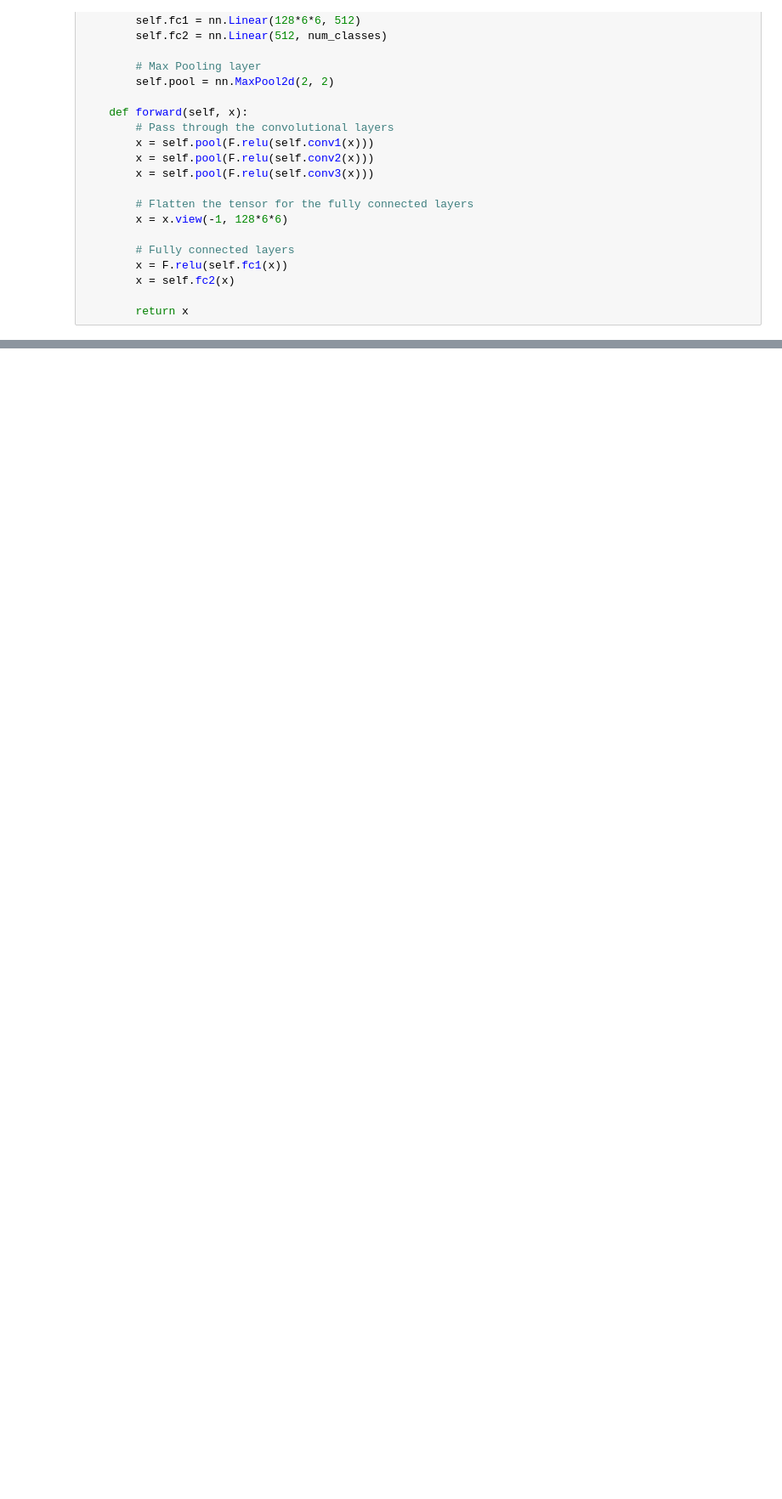
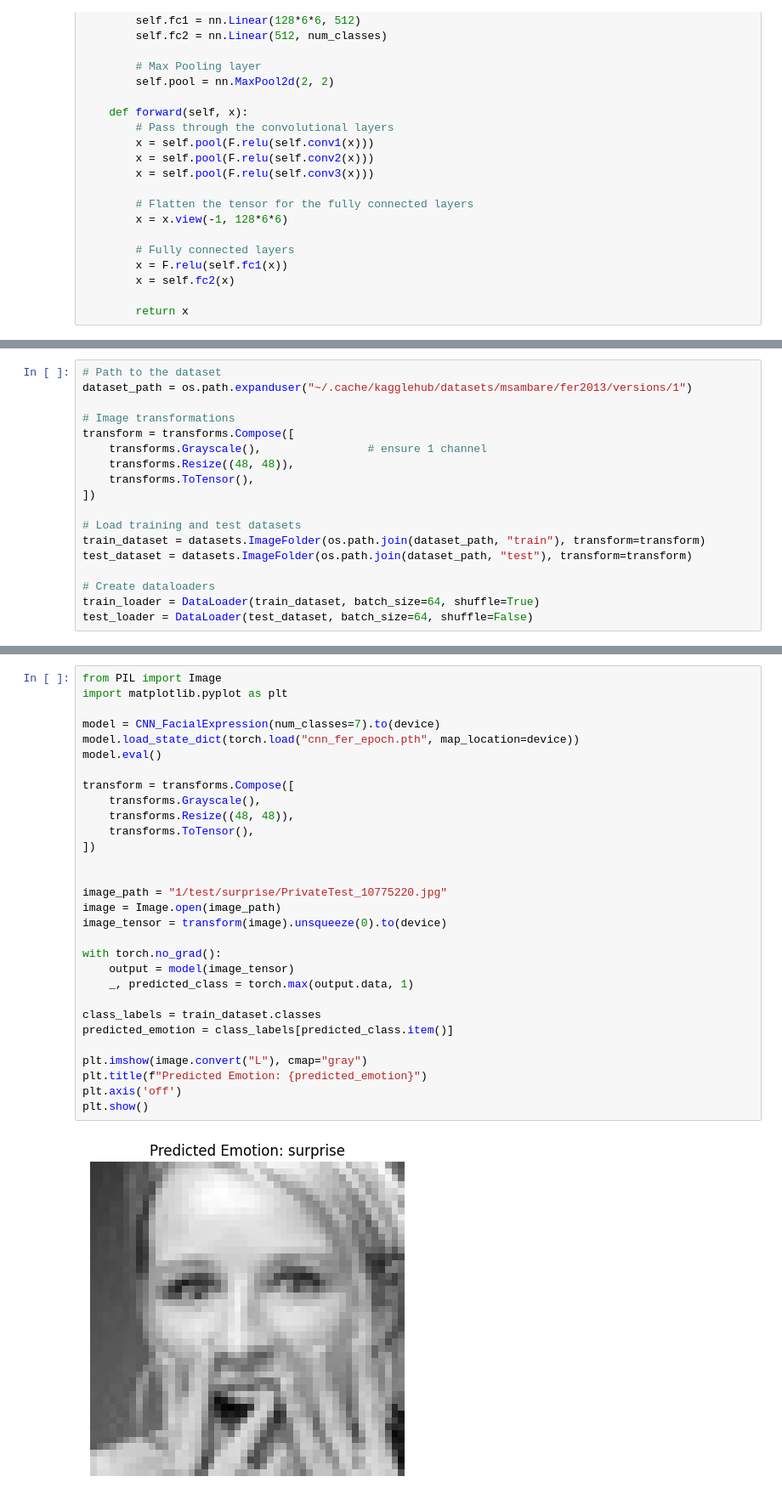
Before and after one commit to CSC522NCSU/FacialNN, a Jupyter notebook: CNN.ipynb, the cells around one changed output, grey strips where cells are left out. Shown at 85% size. Drawn from its saved outputs; the diff is of its cells as text; blank space fills up the shorter version.

```diff
--- a/CNN.ipynb
+++ b/CNN.ipynb
@@ -36,0 +44,18 @@ class CNN_FacialExpression(nn.Module):
+# %%
+# Path to the dataset
+dataset_path = os.path.expanduser("~/.cache/kagglehub/datasets/msambare/fer2013/versions/1")
+
+# Image transformations
+transform = transforms.Compose([
+    transforms.Grayscale(),                # ensure 1 channel
+    transforms.Resize((48, 48)),
+    transforms.ToTensor(),
+])
+
+# Load training and test datasets
+train_dataset = datasets.ImageFolder(os.path.join(dataset_path, "train"), transform=transform)
+test_dataset = datasets.ImageFolder(os.path.join(dataset_path, "test"), transform=transform)
+
+# Create dataloaders
+train_loader = DataLoader(train_dataset, batch_size=64, shuffle=True)
+test_loader = DataLoader(test_dataset, batch_size=64, shuffle=False)
@@ -36,0 +112,32 @@ class CNN_FacialExpression(nn.Module):
+# %%
+from PIL import Image
+import matplotlib.pyplot as plt
+
+model = CNN_FacialExpression(num_classes=7).to(device)
+model.load_state_dict(torch.load("cnn_fer_epoch.pth", map_location=device))
+model.eval()
+
+transform = transforms.Compose([
+    transforms.Grayscale(),
+    transforms.Resize((48, 48)),
+    transforms.ToTensor(),
+])
+
+
+image_path = "1/test/surprise/PrivateTest_10775220.jpg"
+image = Image.open(image_path)
+image_tensor = transform(image).unsqueeze(0).to(device)
+
+with torch.no_grad():
+    output = model(image_tensor)
+    _, predicted_class = torch.max(output.data, 1)
+
+class_labels = train_dataset.classes
+predicted_emotion = class_labels[predicted_class.item()]
+
+plt.imshow(image.convert("L"), cmap="gray")
+plt.title(f"Predicted Emotion: {predicted_emotion}")
+plt.axis('off')
+plt.show()
+# %% [output]
+[figure, added]
```
Also changed, not shown: parts of 5 cells of this notebook.
